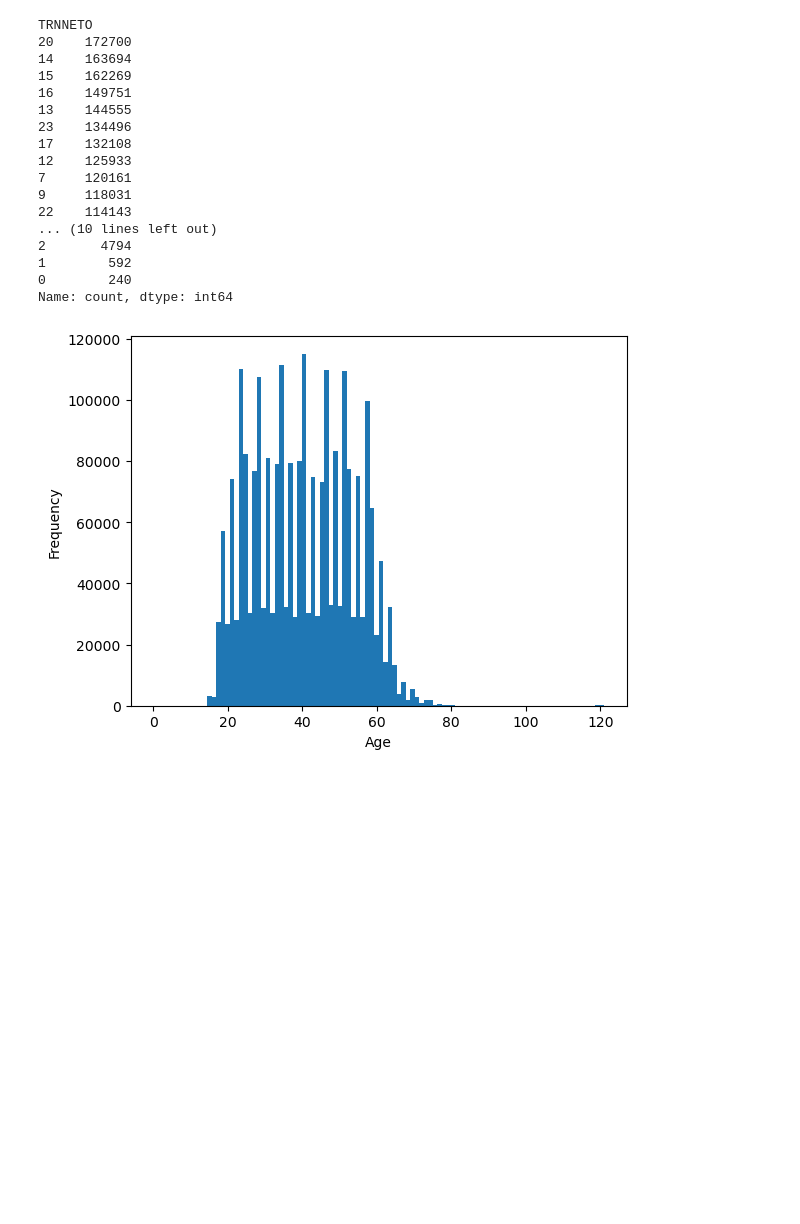
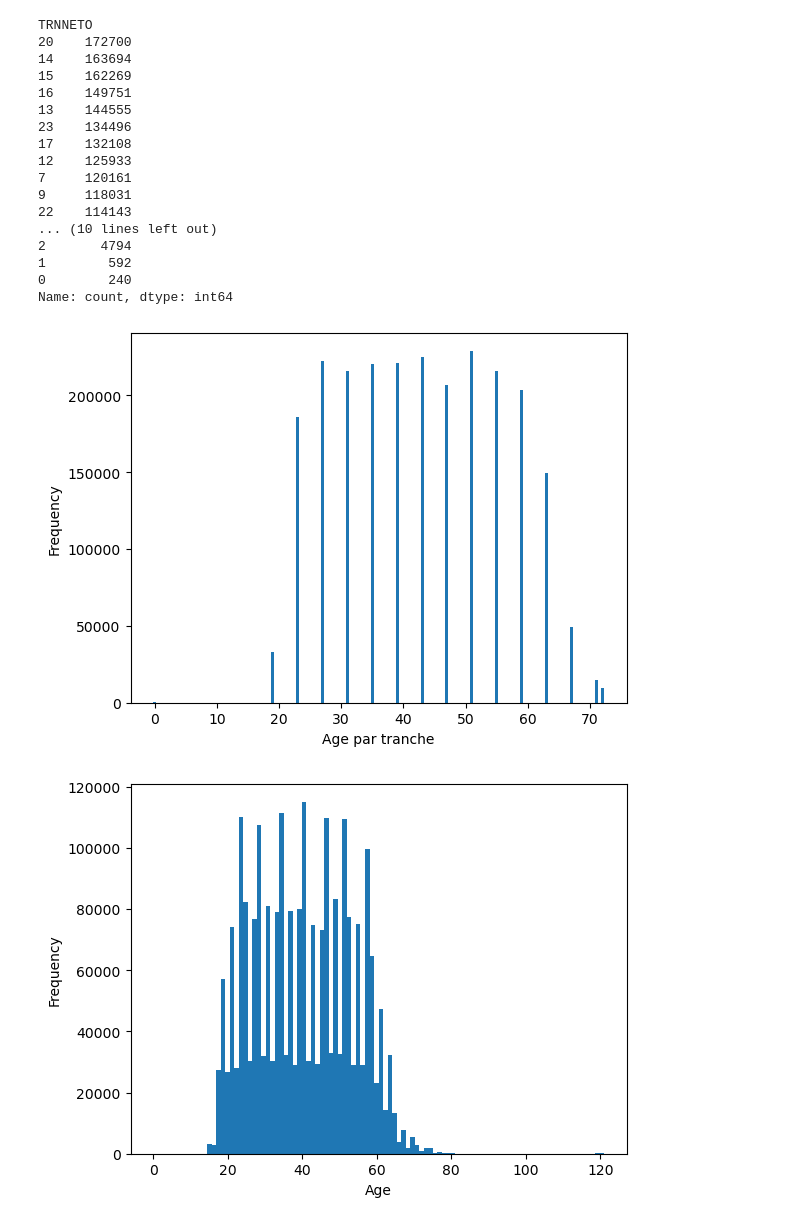
Before and after one commit to grn-matthieu/ML-for-econometrics---Project, a Jupyter notebook: test_import_données.ipynb, the cells around one changed output. Cells and saved outputs as stored; diff of their text form; code cells hidden in the pictures; blank space fills up the shorter version.

```diff
--- a/test_import_données.ipynb
+++ b/test_import_données.ipynb
@@ -160,6 +254,16 @@ TRNNETO
 1        592
 0        240
 Name: count, dtype: int64
+# %%
+categories = base['AGE_TR'].value_counts().index
+counts = base['AGE_TR'].value_counts().values
+fig, ax = plt.subplots()
+ax.bar(categories, counts, width=0.5)
+ax.set_xlabel("Age par tranche")
+ax.set_ylabel('Frequency')
+plt.show()
+# %% [output]
+[figure, added]
 # %%
 fig, ax = plt.subplots()
 ax.hist(base['AGE'], bins=100, cumulative=False)
```
Also changed, not shown: parts of 15 cells of this notebook, 1 other file.
